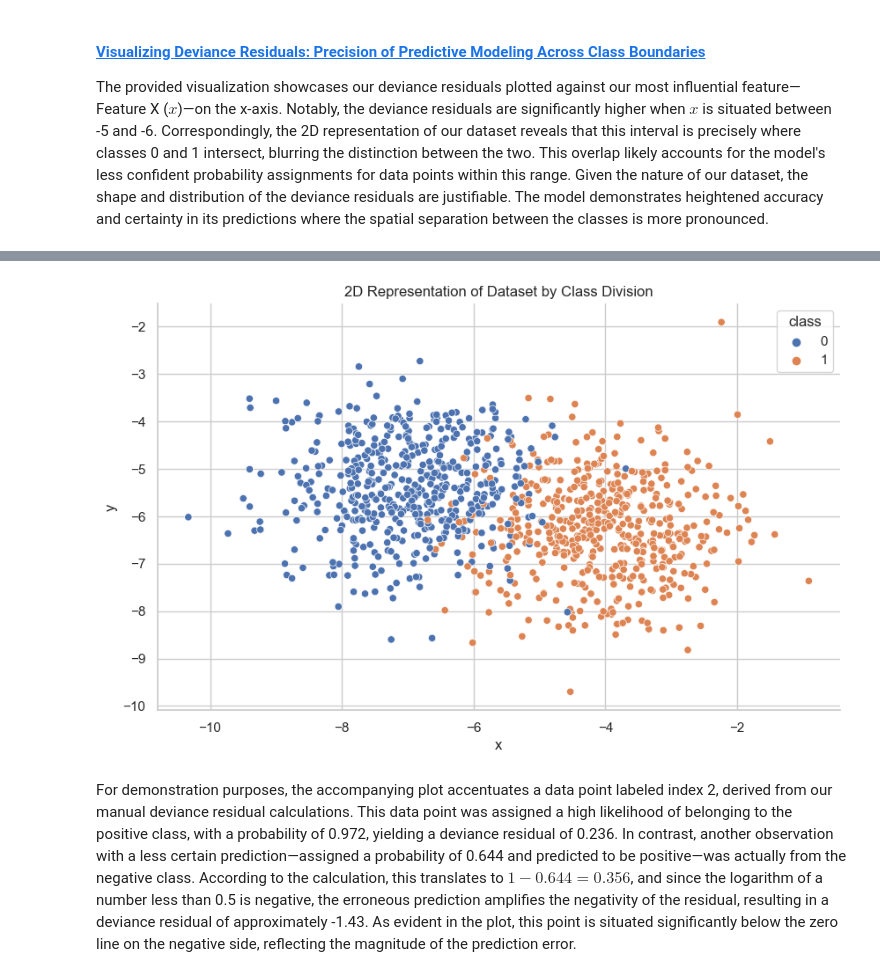
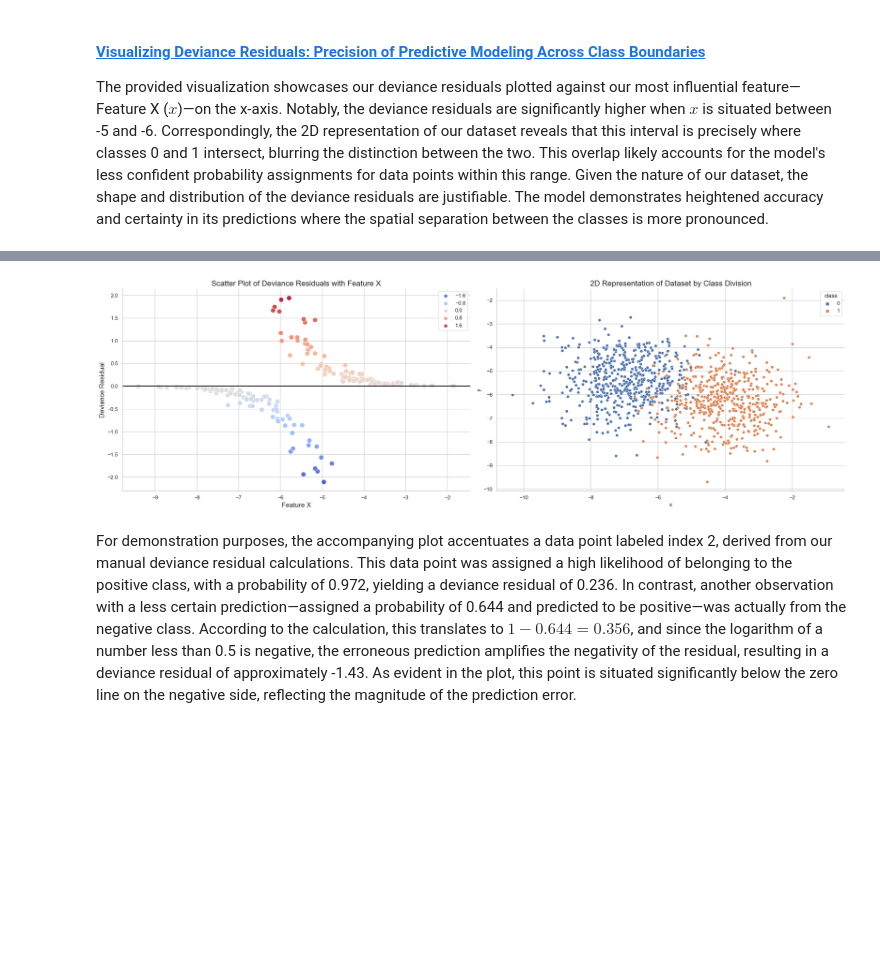
Before and after one commit to FutureGoose/fundamentals_logistic_regression, a Jupyter notebook: fundamentals_logistic_regression.ipynb, the cells around one changed output, grey strips where cells are left out. Cells and saved outputs as stored; diff of their text form; code cells hidden in the pictures; blank space fills up the shorter version.

Commit message:
Improved some visualizations and math formulas

```diff
--- a/fundamentals_logistic_regression.ipynb
+++ b/fundamentals_logistic_regression.ipynb
@@ -830,12 +807,32 @@ plt.show()
-# %%
-# Scatter plot of the dataset with 'x' and 'y' features, colored by 'class'
-plt.figure(figsize=(10, 6))
-sns.scatterplot(data=df, x='x', y='y', hue='class')
-plt.title('2D Representation of Dataset by Class Division')
-sns.despine()
-plt.show()
-# %% [output]
-[figure, removed]
+# %%
+# Isolating feature "x" values for x-axis
+x_feature = x_feature = X_test[:, 1]
+
+# Set seaborn theme
+sns.set_theme(style="whitegrid")
+
+# Create a figure to contain the subplots
+fig, axs = plt.subplots(1, 2, figsize=(22, 7))
+
+# Plotting the residuals with 'x' feature on the first subplot
+sns.scatterplot(ax=axs[0], x=x_feature, y=deviance_residuals, hue=deviance_residuals, palette="coolwarm", s=100, alpha=0.9)
+axs[0].axhline(0, color='black', lw=1.5)
+axs[0].set_title('Scatter Plot of Deviance Residuals with Feature X', fontsize=16)
+axs[0].set_xlabel('Feature X', fontsize=14)
+axs[0].set_ylabel('Deviance Residual', fontsize=14)
+
+# Scatter plot of the dataset with 'x' and 'y' features on the second subplot
+sns.scatterplot(ax=axs[1], data=df, x='x', y='y', hue='class')
+axs[1].set_title('2D Representation of Dataset by Class Division', fontsize=16)
+
+# Improve the overall aesthetics
+sns.despine()
+
+# Show plot
+plt.tight_layout()
+plt.show()
+# %% [output]
+[figure, added]
 # %% [markdown]
 For demonstration purposes, the accompanying plot accentuates a data point labeled index 2, derived from our manual deviance residual calculations. This data point was assigned a high likelihood of belonging to the positive class, with a probability of 0.972, yielding a deviance residual of 0.236. In contrast, another observation with a less certain prediction—assigned a probability of 0.644 and predicted to be positive—was actually from the negative class. According to the calculation, this translates to $1 - 0.644 = 0.356$, and since the logarithm of a number less than 0.5 is negative, the erroneous prediction amplifies the negativity of the residual, resulting in a deviance residual of approximately -1.43. As evident in the plot, this point is situated significantly below the zero line on the negative side, reflecting the magnitude of the prediction error.
 # %%
```
Also changed, not shown: parts of 17 cells of this notebook.
